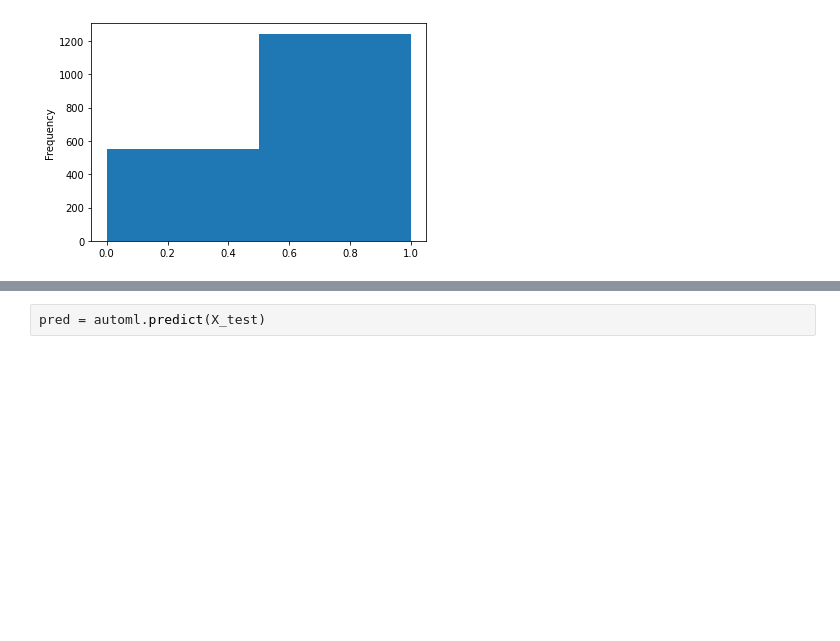
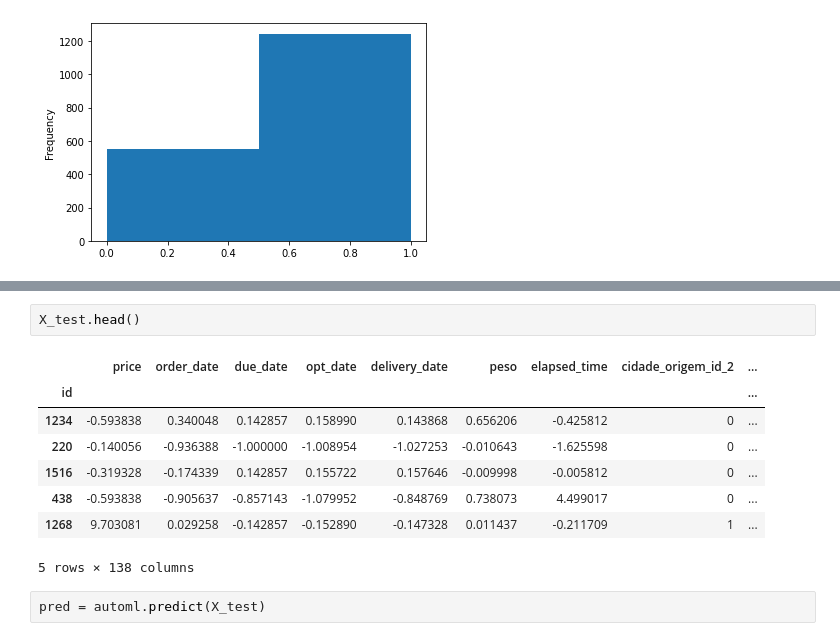
Before and after one commit to felipesilvaibi/predicao-falha-entrega-logistica, a Jupyter notebook: analysis/notebook.ipynb, the cells around one changed output, grey strips where cells are left out. Cells and saved outputs as stored; diff of their text form; blank space fills up the shorter version.

```diff
--- a/analysis/notebook.ipynb
+++ b/analysis/notebook.ipynb
@@ -144,3 +189,14 @@ AutoSklearnClassifier(per_run_time_limit=10, time_left_for_this_task=30)
+# %%
+X_test.head()
+# %% [output]
+|  | price | order_date | due_date | opt_date | delivery_date | peso | elapsed_time | cidade_origem_id_2 | ... |
+| id |  |  |  |  |  |  |  |  | ... |
+| 1234 | -0.593838 | 0.340048 | 0.142857 | 0.158990 | 0.143868 | 0.656206 | -0.425812 | 0 | ... |
+| 220 | -0.140056 | -0.936388 | -1.000000 | -1.008954 | -1.027253 | -0.010643 | -1.625598 | 0 | ... |
+| 1516 | -0.319328 | -0.174339 | 0.142857 | 0.155722 | 0.157646 | -0.009998 | -0.005812 | 0 | ... |
+| 438 | -0.593838 | -0.905637 | -0.857143 | -1.079952 | -0.848769 | 0.738073 | 4.499017 | 0 | ... |
+| 1268 | 9.703081 | 0.029258 | -0.142857 | -0.152890 | -0.147328 | 0.011437 | -0.211709 | 1 | ... |
+5 rows × 138 columns
 # %%
 pred = automl.predict(X_test)
 # %%
```
Also changed, not shown: parts of 14 cells of this notebook.
